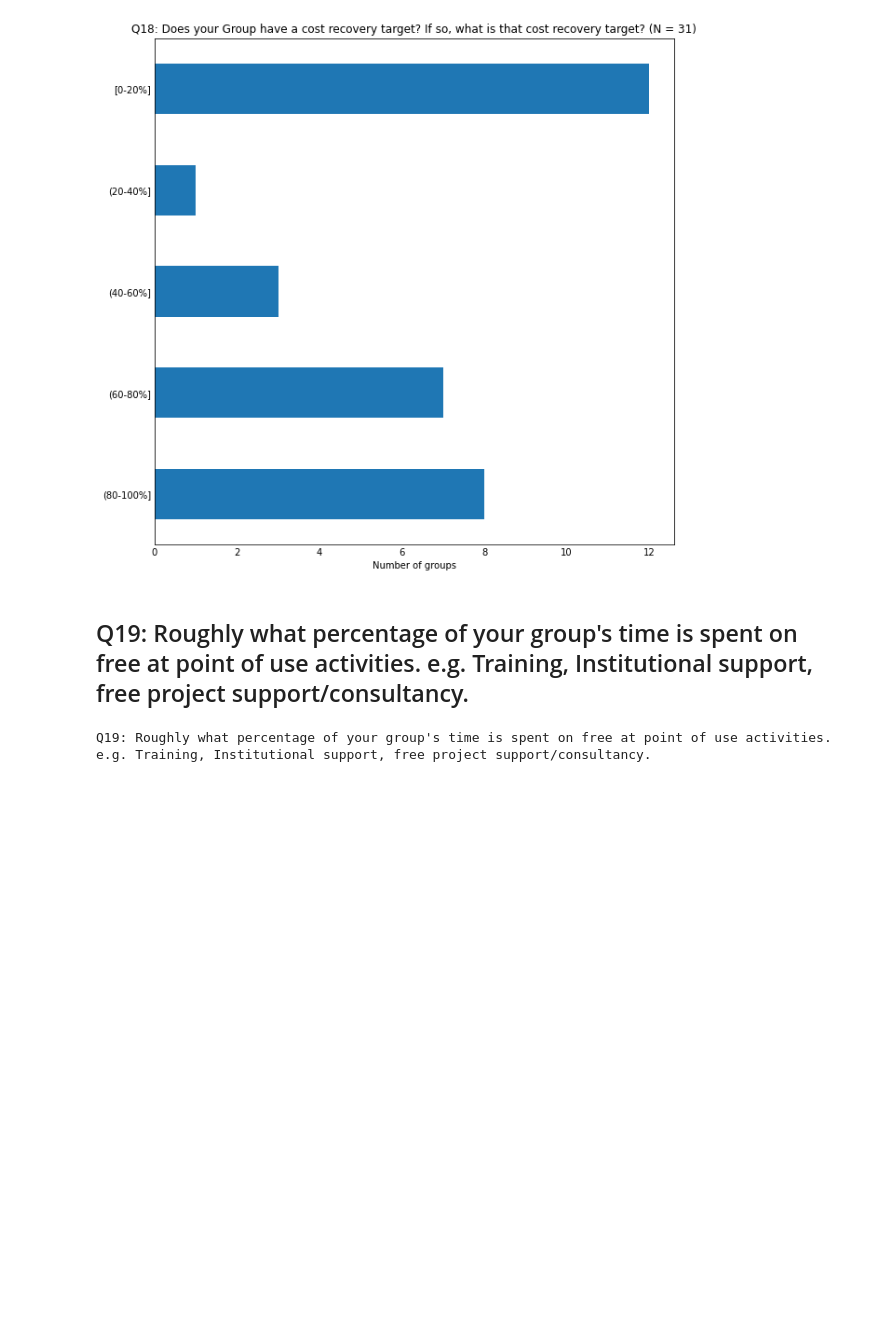
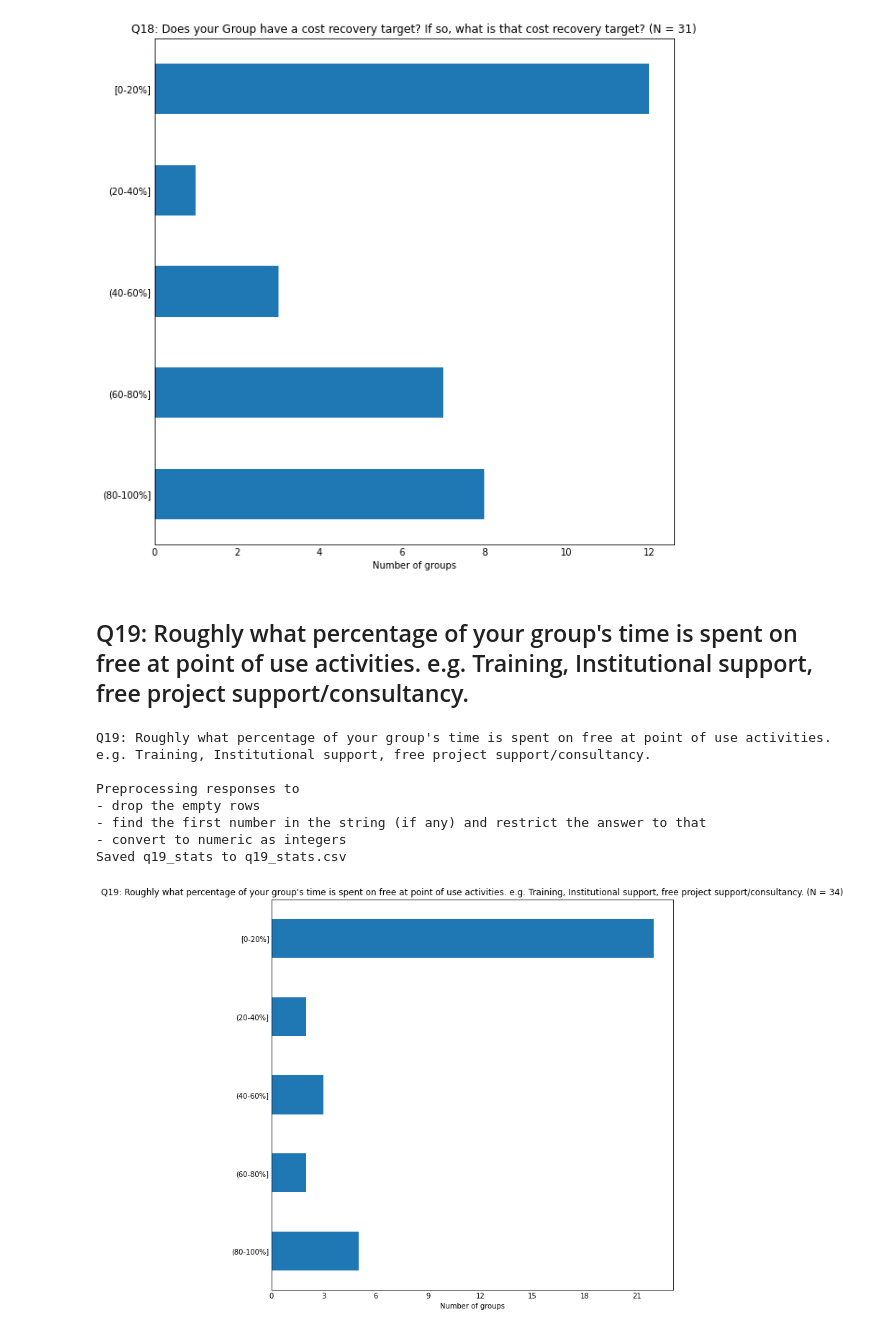
Before and after one commit to softwaresaved/RSE-Group-Leaders-Survey-2023_Python, a Jupyter notebook: notebooks/PRODUCE_report.ipynb, the cells around one changed output. Drawn from its saved outputs; the diff is of its cells as text; code cells hidden in the pictures; blank space fills up the shorter version.

Commit message:
Implemented visualisation for Q19.

```diff
--- a/notebooks/PRODUCE_report.ipynb
+++ b/notebooks/PRODUCE_report.ipynb
@@ -344,12 +344,61 @@ Saved q18_stats to q18_stats.csv
 [figure]
 # %% [markdown]
 ## Q19: Roughly what percentage of your group's time is spent on free at point of use activities. e.g. Training, Institutional support, free project support/consultancy.
-# %%
-qst = "q19"
-
-title = f"{qst.upper()}: {setup[qst]['text'].replace(':', '')}"
-print(title)
-
-dset2plot = dset.copy()
-# %% [output]
-Q19: Roughly what percentage of your group's time is spent on free at point of use activities. e.g. Training, Institutional support, free project support/consultancy.
+# %%
+qst = "q19"
+
+title = f"{qst.upper()}: {setup[qst]['text'].replace(':', '')}"
+print(title)
+
+dset2plot = dset.copy()
+
+if verbose:
+    print("\nPreprocessing responses to")
+    print("- drop the empty rows")
+    print("- find the first number in the string (if any) and restrict the answer to that")
+    print("- convert to numeric as integers")
+
+dset2plot = dset2plot[dset2plot[qst] != ""]
+dset2plot[qst] = dset2plot[qst].str.extract("(\d+)", expand=False)
+dset2plot[qst] = pd.to_numeric(dset2plot[qst], errors="coerce").astype("int")
+
+# bin the qst column in bins with specific bounds
+column = f"{qst}_binned"
+dset2plot[column] = pd.cut(dset2plot[qst],
+                           bins=[0, 20, 40, 60, 80, 100],
+                           labels=["[0-20%]", "(20-40%]", "(40-60%]", "(60-80%]", "(80-100%]"],
+                           include_lowest=True)
+
+# save data
+fname = f"{qst}_stats"
+util.save_dataset(dset2plot, fname=fname)
+if verbose:
+    print(f"Saved {fname} to {fname}.csv")
+
+# compute and plot stats
+col = "Number of groups"
+dset_stats = dset2plot[column].value_counts().to_frame(name=col)
+dset_stats = dset_stats.sort_index(ascending=False)
+dset_stats.index.name = "Percentage of open-ended/permanent staff"
+
+dset_stats.plot.barh(y=col,
+                     legend=False,
+                     color=color_bars,
+                     title=f"{title} (N = {dset2plot.shape[0]})"
+                     )
+plt.xlabel(col)
+plt.ylabel("")
+plt.tick_params(axis="both", which="major", length=0)
+plt.gca().xaxis.set_major_locator(MaxNLocator(integer=True))
+plt.gcf().set_size_inches(10, 10)
+
+plt.show()
+# %% [output]
+Q19: Roughly what percentage of your group's time is spent on free at point of use activities. e.g. Training, Institutional support, free project support/consultancy.
+
+Preprocessing responses to
+- drop the empty rows
+- find the first number in the string (if any) and restrict the answer to that
+- convert to numeric as integers
+Saved q19_stats to q19_stats.csv
+[figure, added]
```
Also changed, not shown: 3 other files.
